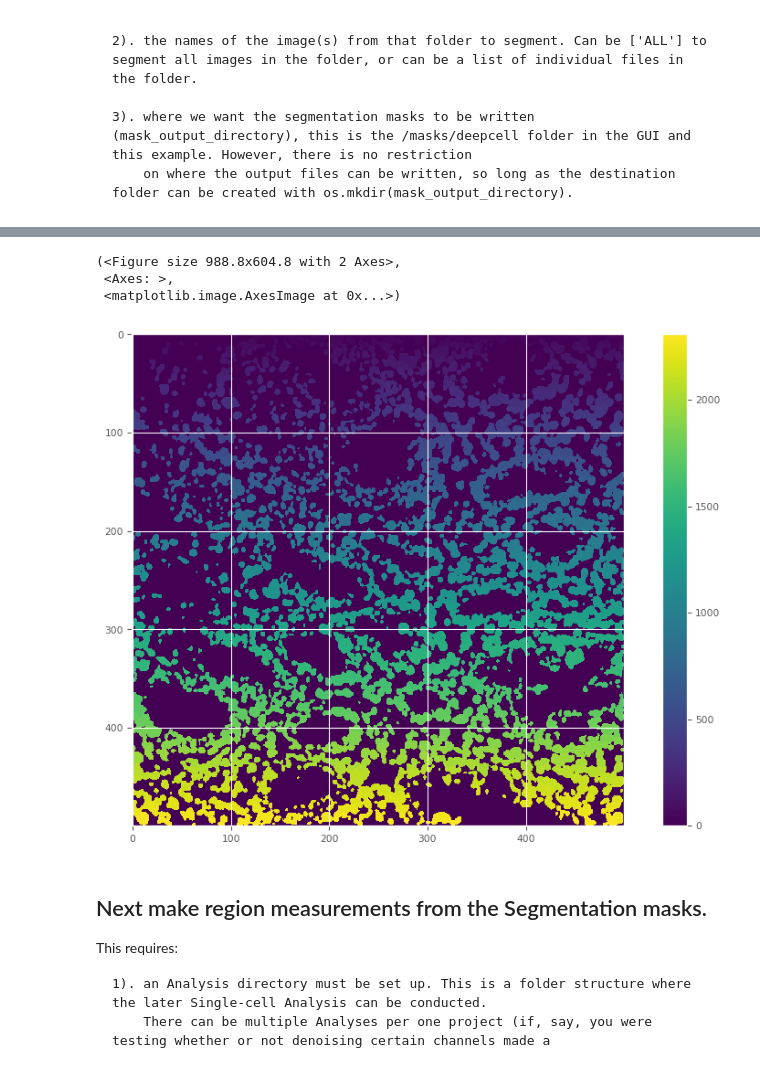
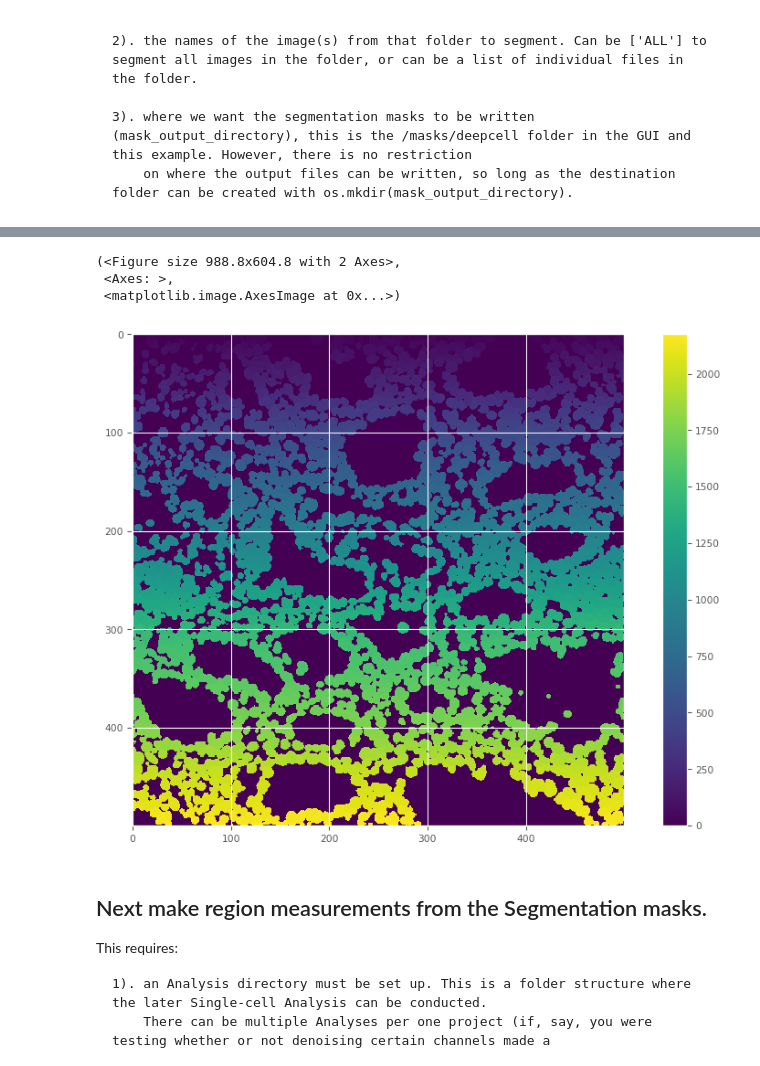
Before and after one commit to BenCaiello/PalmettoBUG, a Jupyter notebook: docs/source/notebooks/CoreImagingPipeline/ImageProcessing.ipynb, the cells around one changed output, grey strips where cells are left out. Drawn from its saved outputs; the diff is of its cells as text; code cells hidden in the pictures.

```diff
--- a/docs/source/notebooks/CoreImagingPipeline/ImageProcessing.ipynb
+++ b/docs/source/notebooks/CoreImagingPipeline/ImageProcessing.ipynb
@@ -57,6 +60,12 @@ display(ImageAnalysis.panel)
 | 36 | Pt195 | Seg1 | 1 | 2.0 |
 | 37 | Pt196 | Seg2 | 1 | 2.0 |
 | 38 | Pt198 | Seg3 | 1 | 2.0 |
+# %%
+## The PalmettoBUG GUI does this automatically, but we need to convert the string representations of "nuclei"
+## and "Cytoplasmic / Membrane" to numbers (1 and 2, repectively).
+
+ImageAnalysis.panel.loc[[29,34,35],"segmentation"] = 1.0
+ImageAnalysis.panel.loc[36:,"segmentation"] = 2.0
 # %%
 '''
 Seeing the panel with the keep == 0 channels dropped is useful, as this will be the order of the channels in the .tiff files in /images/img, and therefore
@@ -65,13 +74,6 @@ the actual order of channels expected by certain steps of the program (such as p
 '''
 #  ImageAnalysis.panel[ImageAnalysis.panel['keep'] == 1].reset_index().drop('index', axis = 1)
 display()
-# %%
-'''
-We must select our segmentation markers
-'''
-ImageAnalysis.panel.loc[25, "segmentation"] = 1         # H3
-ImageAnalysis.panel.loc[29:31, "segmentation"] = 1      # DNA1 / 2
-ImageAnalysis.panel.loc[31:, "segmentation"] = 2        # Seg 1-3
 # %%
 ### The panel needs to be exported to the disc for record keeping, for loading the segmentation / denoiser ImageAnalysis class, and for reloading from the same directory with the same panel settings
 ImageAnalysis.panel_write()  ## not needed if using a TableLaunch GUI to enter panel file values
@@ -157,0 +161,12 @@ CRC_3_ROI_004 has been Segmented, with 5238 masks in it!
+# %%
+## comparison of ONNX / Torch Mesmer vs. original tensorflow model
+masks = os.listdir(ImageAnalysis.directory_object.masks_dir + "/deepcell")
+mask_torch = tf.imread(ImageAnalysis.directory_object.masks_dir + "/deepcell" + "/" + masks[0])
+masks = os.listdir(ImageAnalysis.directory_object.masks_dir + "/example_deepcell_masks")
+mask_tensorflow = tf.imread(ImageAnalysis.directory_object.masks_dir + "/example_deepcell_masks" + "/" + masks[0])
+
+display(mask_torch.max())  ## number of masks
+display(mask_tensorflow.max())
+display((mask_torch[mask_tensorflow == 0] > 0).sum())  ## number of 0 pixels in the tensorflow mask that were assigned to a cell in the pytorch mask
+display((mask_tensorflow[mask_torch == 0] > 0).sum())  ## vice-versa
+500*500  # total number of pixels
@@ -158,11 +179,10 @@ CRC_3_ROI_004 has been Segmented, with 5238 masks in it!
 # %%
-masks = os.listdir(mask_output_directory)
-tf.imshow(tf.imread(mask_output_directory + "/" + masks[0]))
+tf.imshow(mask_tensorflow)
 # %% [output]
 (<Figure size 988.8x604.8 with 2 Axes>,
  <Axes: >,
  <matplotlib.image.AxesImage at 0x...>)
-[figure, old version]
+[figure, new version]
 # %% [markdown]
 ## Next make region measurements from the Segmentation masks.
 
```
Also changed, not shown: parts of 7 cells of this notebook, 17 other files.
